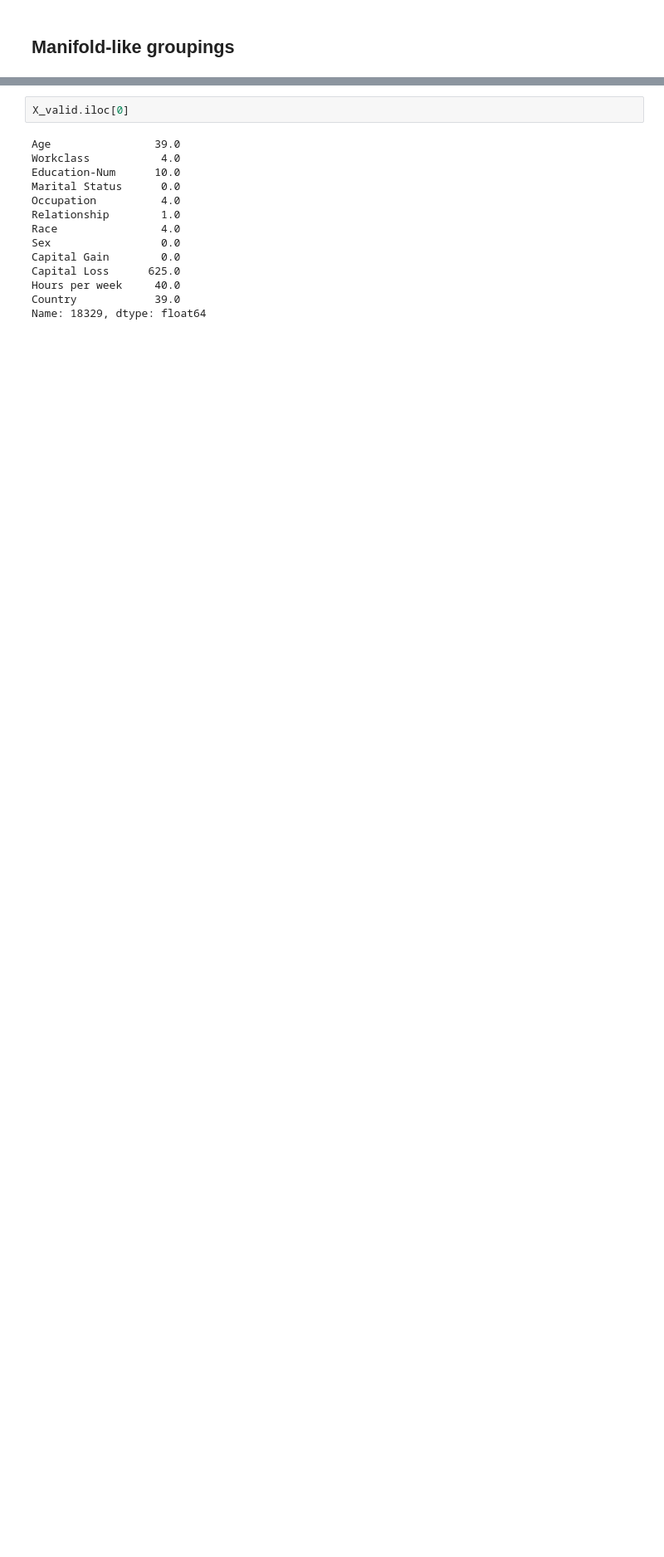
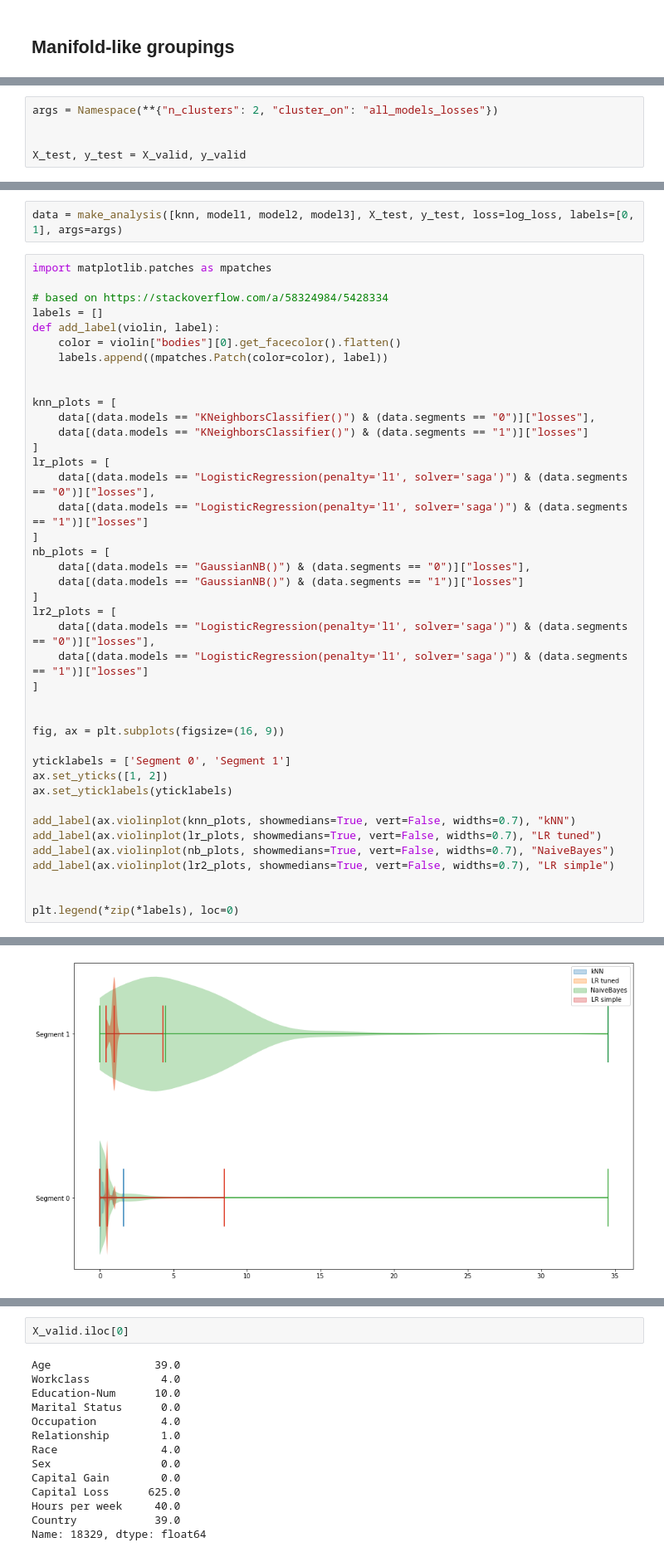
Before and after one commit to AlexandruBurlacu/error_analysis_code_samples, a Jupyter notebook: L3.ipynb, the cells around one changed output, grey strips where cells are left out. Shown at 83% size. Cells and saved outputs as stored; diff of their text form; blank space fills up the shorter version.

```diff
--- a/L3.ipynb
+++ b/L3.ipynb
@@ -231,0 +122,5 @@ plt.show()
+# %%
+args = Namespace(**{"n_clusters": 2, "cluster_on": "all_models_losses"})
+
+
+X_test, y_test = X_valid, y_valid
@@ -231,0 +167,44 @@ plt.show()
+# %%
+data = make_analysis([knn, model1, model2, model3], X_test, y_test, loss=log_loss, labels=[0, 1], args=args)
+# %%
+import matplotlib.patches as mpatches
+
+# based on https://stackoverflow.com/a/58324984/5428334
+labels = []
+def add_label(violin, label):
+    color = violin["bodies"][0].get_facecolor().flatten()
+    labels.append((mpatches.Patch(color=color), label))
+
+
+knn_plots = [
+    data[(data.models == "KNeighborsClassifier()") & (data.segments == "0")]["losses"],
+    data[(data.models == "KNeighborsClassifier()") & (data.segments == "1")]["losses"]
+]
+lr_plots = [
+    data[(data.models == "LogisticRegression(penalty='l1', solver='saga')") & (data.segments == "0")]["losses"],
+    data[(data.models == "LogisticRegression(penalty='l1', solver='saga')") & (data.segments == "1")]["losses"]
+]
+nb_plots = [
+    data[(data.models == "GaussianNB()") & (data.segments == "0")]["losses"],
+    data[(data.models == "GaussianNB()") & (data.segments == "1")]["losses"]
+]
+lr2_plots = [
+    data[(data.models == "LogisticRegression(penalty='l1', solver='saga')") & (data.segments == "0")]["losses"],
+    data[(data.models == "LogisticRegression(penalty='l1', solver='saga')") & (data.segments == "1")]["losses"]
+]
+
+
+fig, ax = plt.subplots(figsize=(16, 9))
+
+yticklabels = ['Segment 0', 'Segment 1']
+ax.set_yticks([1, 2])
+ax.set_yticklabels(yticklabels)
+
+add_label(ax.violinplot(knn_plots, showmedians=True, vert=False, widths=0.7), "kNN")
+add_label(ax.violinplot(lr_plots, showmedians=True, vert=False, widths=0.7), "LR tuned")
+add_label(ax.violinplot(nb_plots, showmedians=True, vert=False, widths=0.7), "NaiveBayes")
+add_label(ax.violinplot(lr2_plots, showmedians=True, vert=False, widths=0.7), "LR simple")
+
+
+plt.legend(*zip(*labels), loc=0)
+# %% [output]
@@ -231,0 +212 @@ plt.show()
+[figure, added]
```
Also changed, not shown: parts of 42 cells of this notebook.
